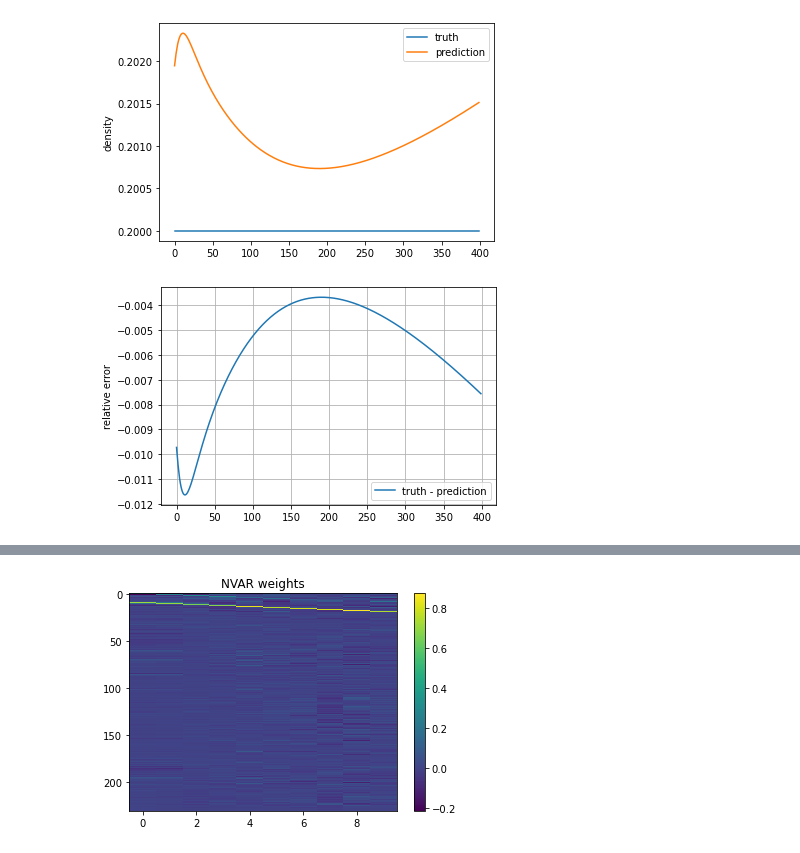
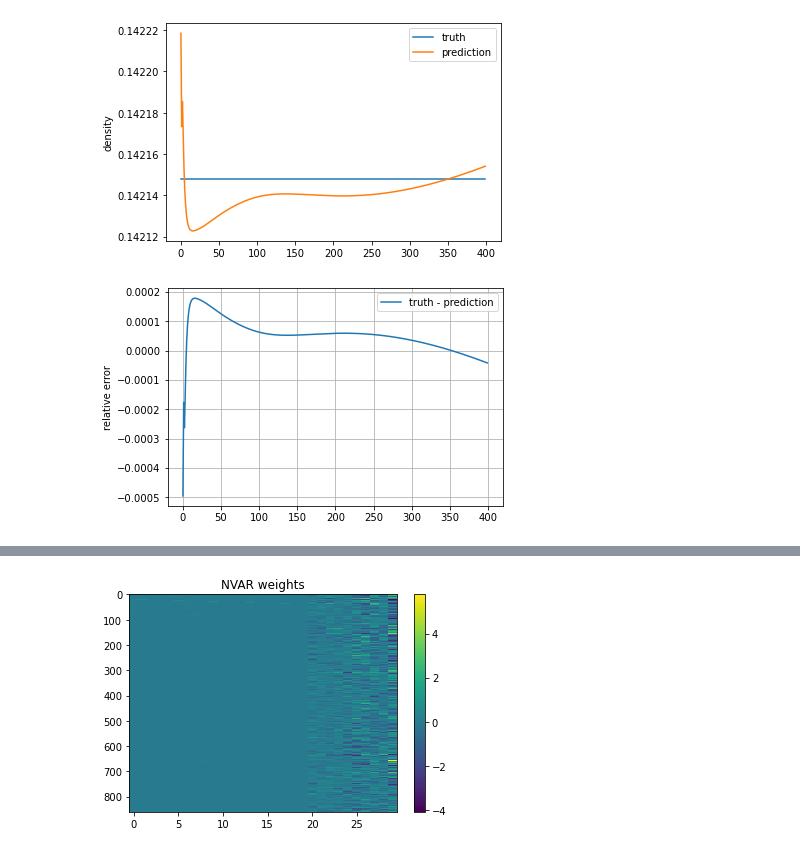
Before and after one commit to stmeinecke/derrom, a Jupyter notebook: ELPH-ML_PIML.ipynb, the cells around one changed output, grey strips where cells are left out. Drawn from its saved outputs; the diff is of its cells as text; code cells hidden in the pictures.

Commit message:
PIML works and improves  the results if more prdim > rdim

```diff
--- a/ELPH-ML_PIML.ipynb
+++ b/ELPH-ML_PIML.ipynb
@@ -15,20 +15,14 @@ import ELPH_Optimizer
 
 from ELPH_NVAR import SVDNVAR
 # %%
-runs = ELPH_utils.load_runs()
+runs = ELPH_utils.load_runs(filename='../runs_rand_inits.npz')
 
-runs_w002 = ELPH_utils.load_runs(filename='../runs_w0.02.npz')
-runs_w003 = ELPH_utils.load_runs(filename='../runs_w0.03.npz')
-runs_w01 = ELPH_utils.load_runs(filename='../runs_w0.1.npz')
-
-runs = runs[:] + runs_w002[:] + runs_w003 + runs_w01
-
+# runs = runs[::5]
+# for k in range(len(runs)):
+#     runs[k] = runs[k][:,::2]
 
 n_runs = len(runs)
 n_kmax = runs[0].shape[0]
 
 print(n_runs, 'loaded with n_kmax =', n_kmax)
-
-# for k in range(len(runs)):
-#     runs[k] = runs[k][:,:200:2]
 # %% [output]
@@ -55,16 +49,15 @@ runs[0] shape:  (80, 400)
 # %%
 NVAR = SVDNVAR(runs)
 
-scaler = ELPH_Scaler.normalize_scaler(0.3)
-optimizer = ELPH_Optimizer.ridge(alpha=10.**-2.8)
-# optimizer = ELPH_Optimizer.lstsqrs()
+optimizer = ELPH_Optimizer.ridge(alpha=10.**-3.43)
+scaler = ELPH_Scaler.normalize_scaler(0.63)
 
 
 train_runs = runs[::1]
 test_run = train_runs.pop(332)
 
 NVAR.load_runs(train_runs)
-NVAR.train(rdim=10, n_VAR_steps=2, NVAR_p=2, intercept=True, optimizer=optimizer, scaler=scaler, full_hist=False)
+NVAR.train(rdim=20, prdim=30, n_VAR_steps=2, NVAR_p=2, intercept=True, optimizer=optimizer, scaler=scaler, full_hist=False)
 
 NVAR.print_status()
 
@@ -73,7 +66,7 @@ print('NVAR error: ', NVAR.get_error(test_run, norm='max') )
 print('NVAR error compared to SVD approximated run: ', NVAR.get_error(test_run, norm='max', errSVD=True) )
 
 pred = NVAR.predict_single_run(test_run)
-test_run_SVDapprx = NVAR.Uhat @ NVAR.Uhat.T @ test_run
+test_run_SVDapprx = NVAR.U_rdim @ NVAR.U_rdim.T @ test_run
 
 
 xmax = runs[0].shape[1]
@@ -131,18 +124,18 @@ plt.legend()
 plt.ylabel('relative error')
 plt.show()
 # %% [output]
-[figure, old version]
+[figure, new version]
-[figure, old version]
+[figure, new version]
 # %%
-scaler = ELPH_Scaler.normalize_scaler(0.3)
-# optimizer = ELPH_Optimizer.ridge(alpha=10.**-2.8)
-optimizer = ELPH_Optimizer.PIML_adam(alpha=10.**-2.8, lambda1=100, epochs = 100, mini_batch_size = 5000)
+scaler = ELPH_Scaler.normalize_scaler(0.63)
+
+optimizer = ELPH_Optimizer.PIML_adam(alpha=10.**-3.43, lambda1=1, epochs = 500, mini_batch_size = 100000)
 
 train_runs = runs[::1]
-test_run = train_runs.pop(82)
+test_run = train_runs.pop(332)
 
 NVAR.load_runs(train_runs)
-NVAR.train(rdim=10, n_VAR_steps=2, NVAR_p=2, intercept=True, optimizer=optimizer, scaler=scaler, full_hist=False)
+NVAR.train(rdim=20, prdim=30, n_VAR_steps=2, NVAR_p=2, intercept=True, optimizer=optimizer, scaler=scaler, full_hist=False)
 
 NVAR.print_status()
 
@@ -172,4 +164,4 @@ weights shape:  (231, 10)
-[figure, old version]
+[figure, new version]
 # %%
 print('NVAR error: ', NVAR.get_error(test_run, norm='max') )
 
```
Also changed, not shown: parts of 5 cells of this notebook, 3 other files.
